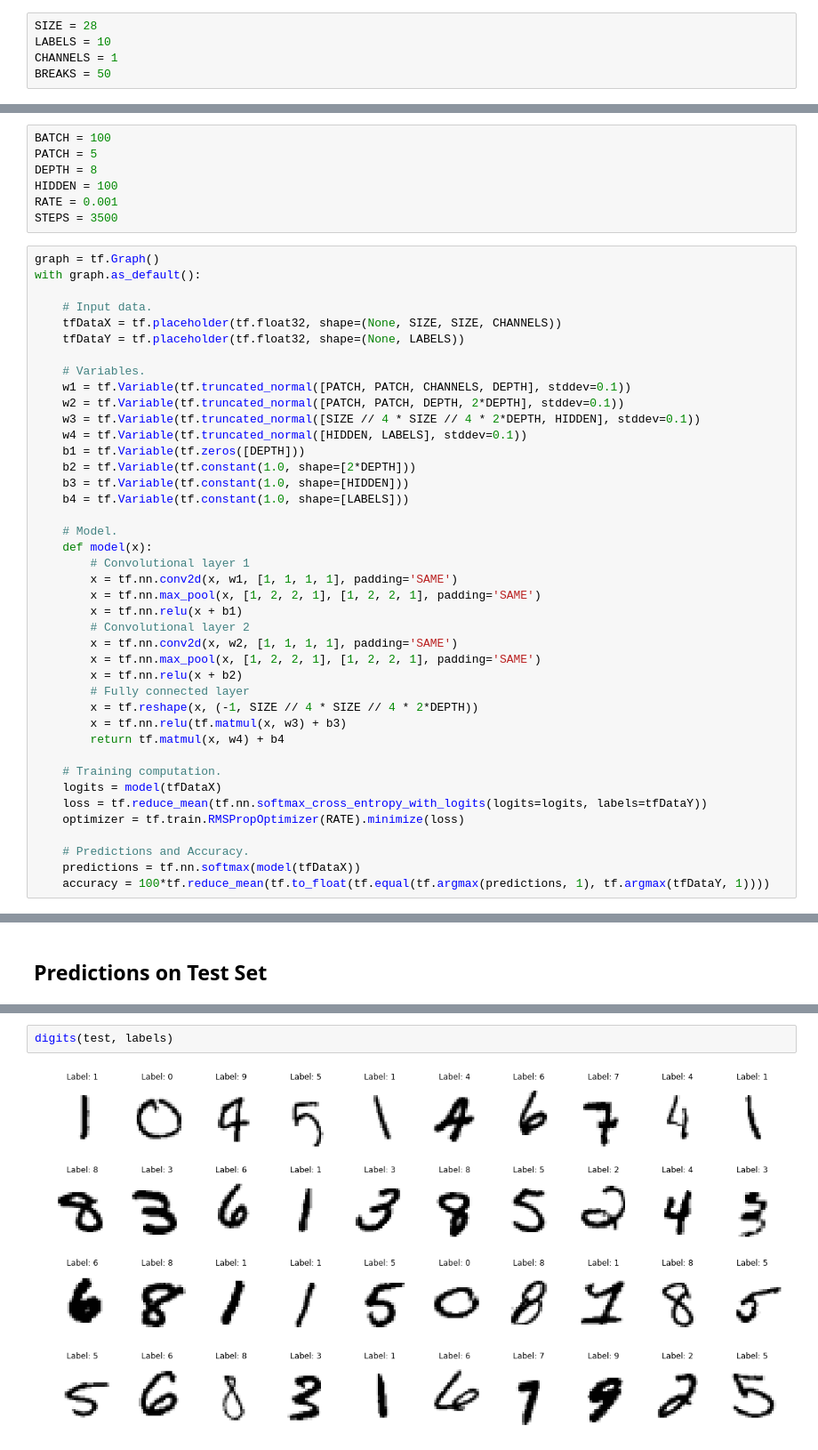
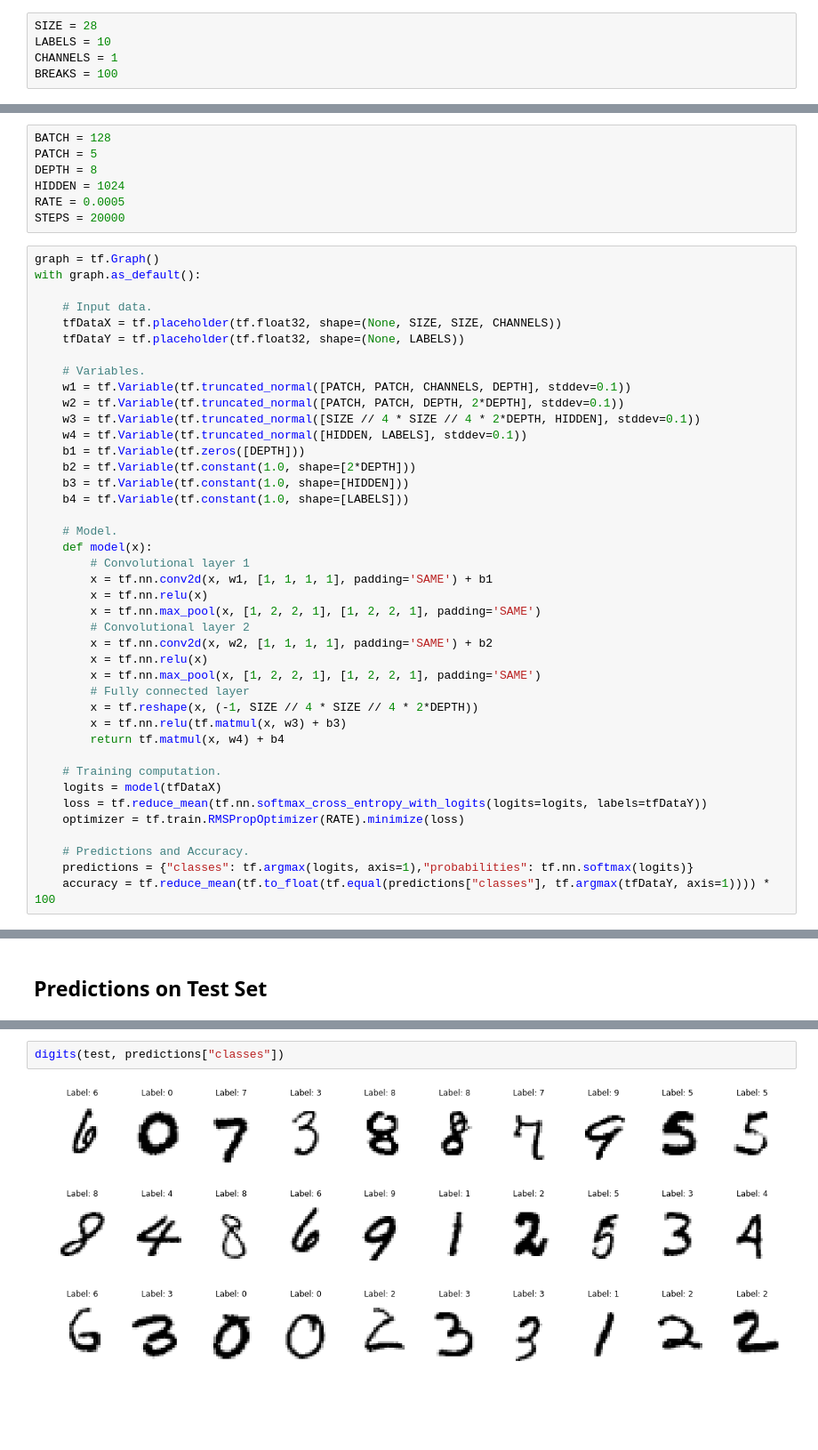
Before and after one commit to dezwier/notebooks, a Jupyter notebook: Tensorflow/MNIST.ipynb, the cells around one changed output, grey strips where cells are left out. Shown: that part at 89% size. Saved outputs shown, nothing was run; the diff lists cells and outputs as text; blank space fills up the shorter version.

```diff
--- a/Tensorflow/MNIST.ipynb
+++ b/Tensorflow/MNIST.ipynb
@@ -11,7 +11,7 @@ import matplotlib.cm as cm
 SIZE = 28
 LABELS = 10
 CHANNELS = 1
-BREAKS = 50
+BREAKS = 100
 # %% [markdown]
 ---
 ## Visualizer Functions
@@ -100,12 +108,12 @@ trainX, validX, trainY, validY = train_test_split(data, labels, train_size=32000
 
 Let's build a small network with two convolutional layers, followed by one fully connected layer. Convolutional networks are more expensive computationally, so we'll limit its depth and number of fully connected nodes.
 # %%
-BATCH = 100
+BATCH = 128
 PATCH = 5
 DEPTH = 8
-HIDDEN = 100
-RATE = 0.001
-STEPS = 3500
+HIDDEN = 1024
+RATE = 0.0005
+STEPS = 20000
 # %%
 graph = tf.Graph()
 with graph.as_default():
@@ -127,13 +135,13 @@ with graph.as_default():
     # Model.
     def model(x):
         # Convolutional layer 1
-        x = tf.nn.conv2d(x, w1, [1, 1, 1, 1], padding='SAME')
+        x = tf.nn.conv2d(x, w1, [1, 1, 1, 1], padding='SAME') + b1
+        x = tf.nn.relu(x)
         x = tf.nn.max_pool(x, [1, 2, 2, 1], [1, 2, 2, 1], padding='SAME')
-        x = tf.nn.relu(x + b1)
         # Convolutional layer 2
-        x = tf.nn.conv2d(x, w2, [1, 1, 1, 1], padding='SAME')
+        x = tf.nn.conv2d(x, w2, [1, 1, 1, 1], padding='SAME') + b2
+        x = tf.nn.relu(x)
         x = tf.nn.max_pool(x, [1, 2, 2, 1], [1, 2, 2, 1], padding='SAME')
-        x = tf.nn.relu(x + b2)
         # Fully connected layer
         x = tf.reshape(x, (-1, SIZE // 4 * SIZE // 4 * 2*DEPTH))
         x = tf.nn.relu(tf.matmul(x, w3) + b3)
@@ -145,8 +153,8 @@ with graph.as_default():
     optimizer = tf.train.RMSPropOptimizer(RATE).minimize(loss)
 
     # Predictions and Accuracy.
-    predictions = tf.nn.softmax(model(tfDataX))
-    accuracy = 100*tf.reduce_mean(tf.to_float(tf.equal(tf.argmax(predictions, 1), tf.argmax(tfDataY, 1))))
+    predictions = {"classes": tf.argmax(logits, axis=1),"probabilities": tf.nn.softmax(logits)}
+    accuracy = tf.reduce_mean(tf.to_float(tf.equal(predictions["classes"], tf.argmax(tfDataY, axis=1)))) * 100
 # %%
 with tf.Session(graph=graph) as session:
     tf.global_variables_initializer().run()
@@ -195,5 +206,5 @@ array([2, 0, 9, ..., 3, 9, 2])
 # %%
-digits(test, labels)
+digits(test, predictions["classes"])
 # %% [output]
-[figure, old version]
+[figure, new version]
 # %%
```
Also changed, not shown: parts of 9 cells of this notebook, 3 other files.
